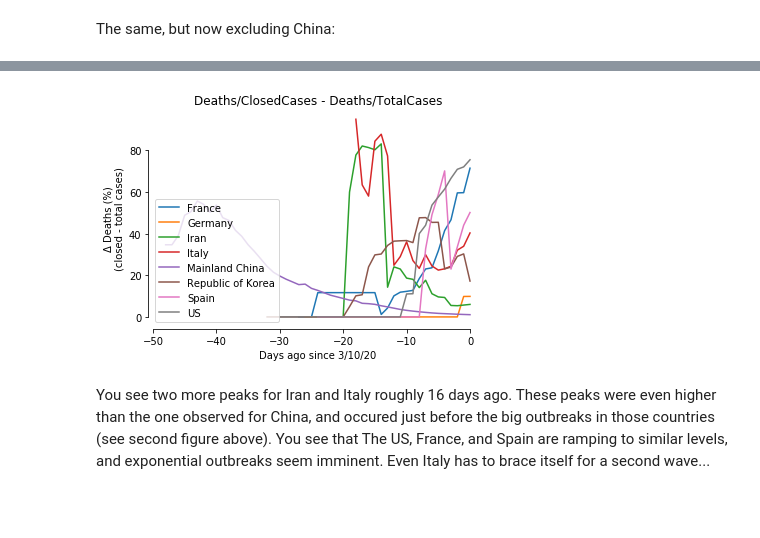
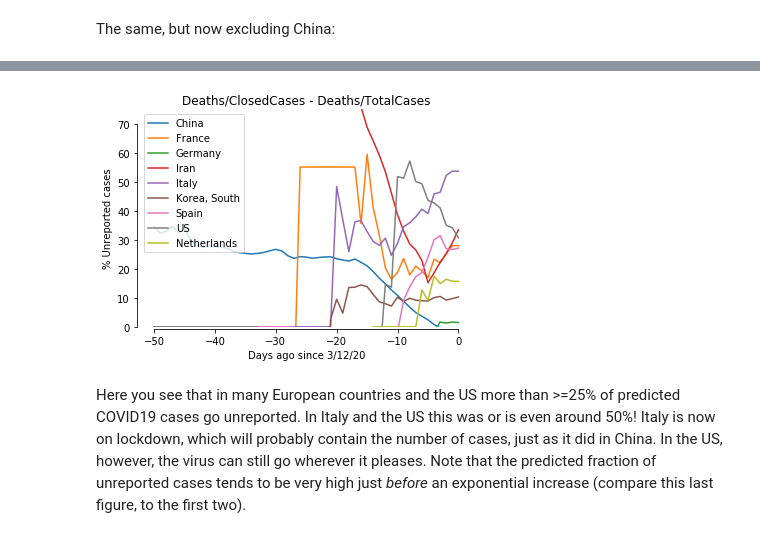
Before and after one commit to jwdegee/py_covid19, a Jupyter notebook: covid19.ipynb, the cells around one changed output, grey strips where cells are left out. Cells and saved outputs as stored; diff of their text form; code cells hidden in the pictures; blank space fills up the shorter version.

Commit message:
I now compute the predicted fraction of unreported cases

```diff
--- a/covid19.ipynb
+++ b/covid19.ipynb
@@ -86,8 +95,10 @@ Plot these metrics for China:
 # %%
+df_m_total = (df_d/df*100)
+df_m_closed = (df_d/df_c*100)
 for country, color in zip(country_list, colors):
-    if (country == 'Mainland China'):
-        plt.plot(df_d_f_closed.loc[:,country], color=color, label=country + ' - Deaths/Closed Cases')
-        plt.plot(df_d_f_total.loc[:,country], ls='--', color=color, label=country + ' - Deaths/Total Cases')
+    if (country == 'China'):
+        plt.plot(df_m_closed.loc[:,country], color=color, label=country + ' - mortality of total cases')
+        plt.plot(df_m_total.loc[:,country], ls='--', color=color, label=country + ' - mortiality of closed cases')
 plt.legend()
 plt.title('Deaths/ClosedCases & Deaths/TotalCases')
 plt.xlabel('Days ago since {}'.format(last_date))
@@ -103,0 +111,3 @@ We also see that fatality rate of COVID19 *in China* is roughly 3 to 5%. To be p
+# %%
+mortality = (mortality_total + mortality_closed) / 2
+print(mortality)
@@ -103,0 +122,4 @@ We also see that fatality rate of COVID19 *in China* is roughly 3 to 5%. To be p
+# %%
+df_d_predicted = df_d + (df_o / (100 / mortality))
+df_predicted = (df_d_predicted * (100 / mortality))
+df_predicted.tail()
@@ -114,15 +146,12 @@ Let's plot the difference between Deaths/Closed Cases and Deaths/Total Cases:
 # %%
+df_reported = 100 - (df / df_predicted * 100)
 for country, color in zip(country_list, colors):
-    if (country == 'Mainland China'):
-        plt.plot(df_d_f_closed.loc[:,country]-df_d_f_total.loc[:,country], color=color, label=country)
-plt.legend(loc=3)
+    if country == 'China':
+        plt.plot(df_reported.loc[:,country], color=color, label=country)
+plt.legend()
 plt.title('Deaths/ClosedCases - Deaths/TotalCases')
 plt.xlabel('Days ago since {}'.format(last_date))
-plt.ylabel('Δ Deaths (%)\n(closed - total cases)')
-# plt.twinx()
-# for country, color in zip(country_list, colors):
-#     if (country == 'Mainland China'):
-#         plt.plot(df_c.loc[:,country], color=color)
-# plt.ylabel('Cases (#)')
+plt.ylabel('% Unreported cases')
+plt.ylim(0,100)
 sns.despine(offset=2, trim=True)
 # %% [output]
@@ -134,16 +165,14 @@ Let's plot the same for the other countries:
 # %%
+df_reported = 100 - (df / df_predicted * 100)
 for country, color in zip(country_list, colors):
-    plt.plot(df_d_f_closed.loc[:,country]-df_d_f_total.loc[:,country], color=color, label=country)
-plt.legend(loc=3)
+    plt.plot(df_reported.loc[:,country], color=color, label=country)
+plt.legend()
 plt.title('Deaths/ClosedCases - Deaths/TotalCases')
 plt.xlabel('Days ago since {}'.format(last_date))
-plt.ylabel('Δ Deaths (%)\n(closed - total cases)')
-# plt.twinx()
-# for country, color in zip(country_list, colors):
-#     plt.plot(df_c.loc[:,country], color=color)
-# plt.ylabel('Cases (#)')
+plt.ylabel('% Unreported cases')
+plt.ylim(0,75)
 sns.despine(offset=2, trim=True)
 # %% [output]
-[figure, old version]
+[figure, new version]
-# %% [markdown]
-You see two more peaks for Iran and Italy roughly 16 days ago. These peaks were even higher than the one observed for China, and occured just before the big outbreaks in those countries (see second figure above). You see that The US, France, and Spain are ramping to similar levels, and exponential outbreaks seem imminent. Even Italy has to brace itself for a second wave...
+# %% [markdown]
+Here you see that in many European countries and the US more than >=25% of predicted COVID19 cases go unreported. In Italy and the US this was or is even around 50%! Italy is now on lockdown, which will probably contain the number of cases, just as it did in China. In the US, however, the virus can still go wherever it pleases. Note that the predicted fraction of unreported cases tends to be very high just *before* an exponential increase (compare this last figure, to the first two).
```
Also changed, not shown: parts of 32 cells of this notebook.
